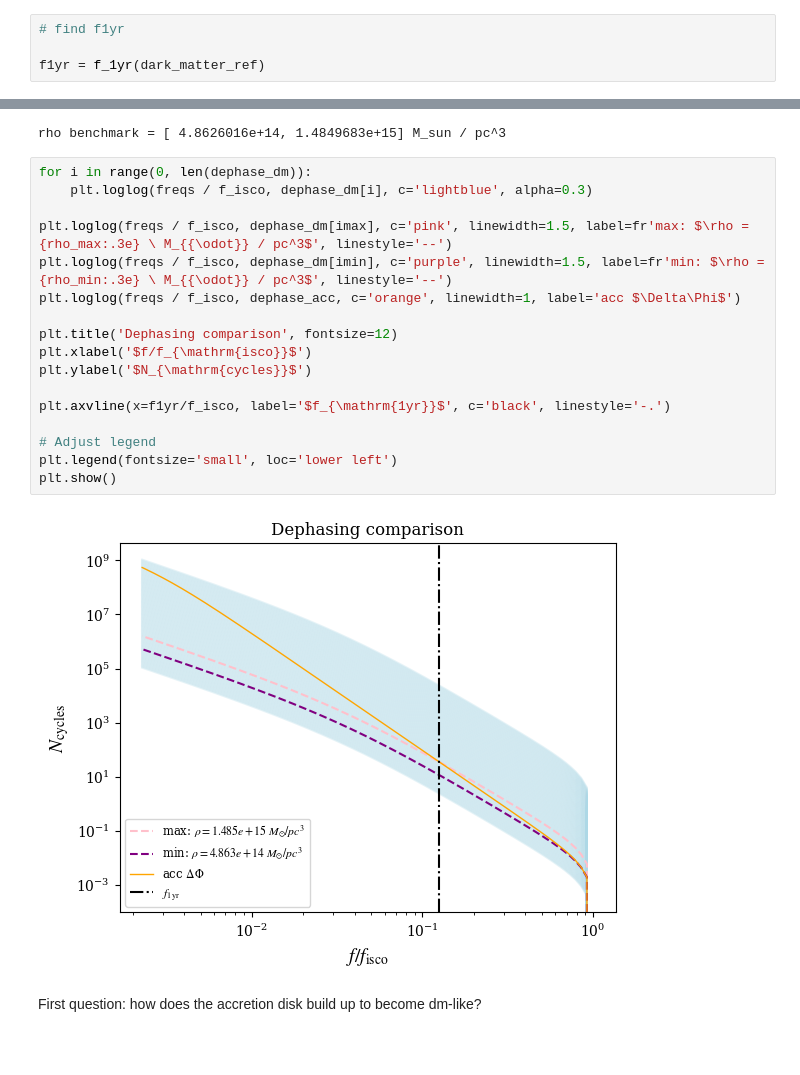
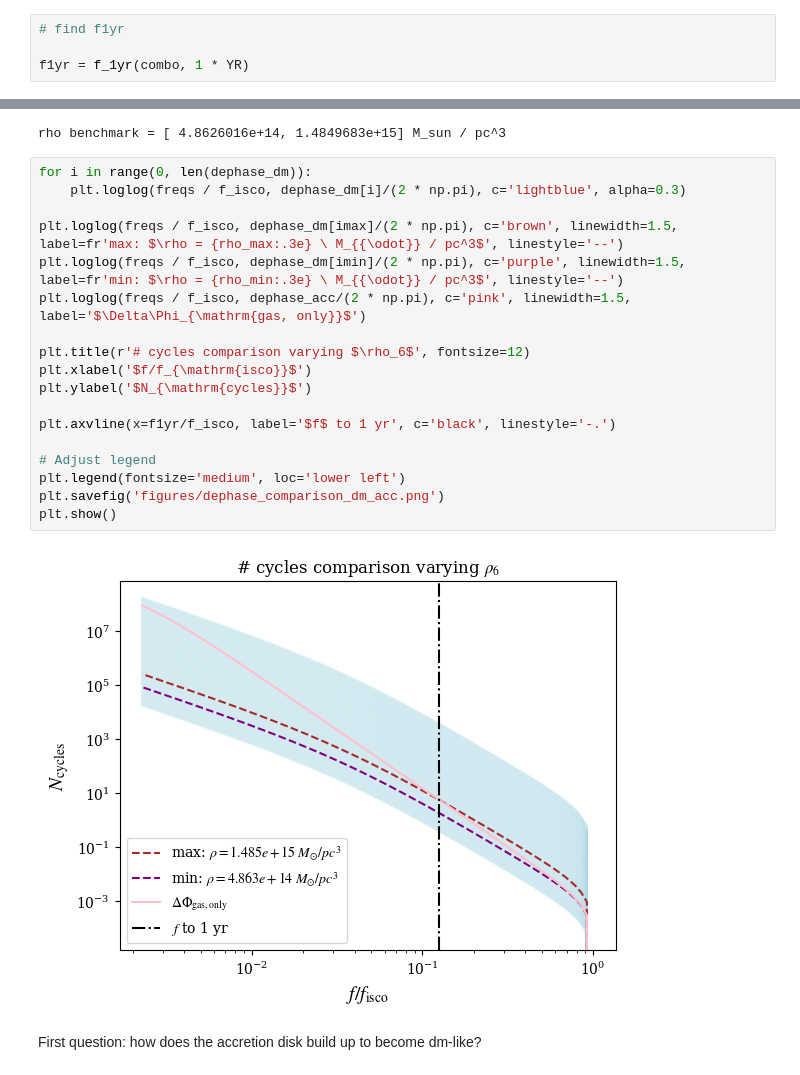
Before and after one commit to nicolegrillo/BinaryEvolution, a Jupyter notebook: stats_analysis/results/single_envs/Essentials.ipynb, the cells around one changed output, grey strips where cells are left out. Drawn from its saved outputs; the diff is of its cells as text; blank space fills up the shorter version.

```diff
--- a/stats_analysis/results/single_envs/Essentials.ipynb
+++ b/stats_analysis/results/single_envs/Essentials.ipynb
@@ -233,7 +239,7 @@ plt.show()
 # %%
 # find f1yr
 
-f1yr = f_1yr(dark_matter_ref)
+f1yr = f_1yr(combo, 1 * YR)
 # %%
 print('f 1yr = ', f1yr/f_isco, ' f_isco')
 # %% [output]
@@ -261,23 +284,24 @@ print('rho benchmark = [', f'{rho_min:.7e}, {rho_max:.7e}] M_sun / pc^3')
 rho benchmark = [ 4.8626016e+14, 1.4849683e+15] M_sun / pc^3
 # %%
 for i in range(0, len(dephase_dm)):
-    plt.loglog(freqs / f_isco, dephase_dm[i], c='lightblue', alpha=0.3)
+    plt.loglog(freqs / f_isco, dephase_dm[i]/(2 * np.pi), c='lightblue', alpha=0.3)
 
-plt.loglog(freqs / f_isco, dephase_dm[imax], c='pink', linewidth=1.5, label=fr'max: $\rho = {rho_max:.3e} \ M_{{\odot}} / pc^3$', linestyle='--')
-plt.loglog(freqs / f_isco, dephase_dm[imin], c='purple', linewidth=1.5, label=fr'min: $\rho = {rho_min:.3e} \ M_{{\odot}} / pc^3$', linestyle='--')
-plt.loglog(freqs / f_isco, dephase_acc, c='orange', linewidth=1, label='acc $\Delta\Phi$')
+plt.loglog(freqs / f_isco, dephase_dm[imax]/(2 * np.pi), c='brown', linewidth=1.5, label=fr'max: $\rho = {rho_max:.3e} \ M_{{\odot}} / pc^3$', linestyle='--')
+plt.loglog(freqs / f_isco, dephase_dm[imin]/(2 * np.pi), c='purple', linewidth=1.5, label=fr'min: $\rho = {rho_min:.3e} \ M_{{\odot}} / pc^3$', linestyle='--')
+plt.loglog(freqs / f_isco, dephase_acc/(2 * np.pi), c='pink', linewidth=1.5, label='$\Delta\Phi_{\mathrm{gas, only}}$')
 
-plt.title('Dephasing comparison', fontsize=12)
+plt.title(r'# cycles comparison varying $\rho_6$', fontsize=12)
 plt.xlabel('$f/f_{\mathrm{isco}}$')
 plt.ylabel('$N_{\mathrm{cycles}}$')
 
-plt.axvline(x=f1yr/f_isco, label='$f_{\mathrm{1yr}}$', c='black', linestyle='-.')
+plt.axvline(x=f1yr/f_isco, label='$f$ to 1 yr', c='black', linestyle='-.')
 
 # Adjust legend
-plt.legend(fontsize='small', loc='lower left')
+plt.legend(fontsize='medium', loc='lower left')
+plt.savefig('figures/dephase_comparison_dm_acc.png')
 plt.show()
 # %% [output]
-[figure, old version]
+[figure, new version]
 # %% [markdown]
 First question: how does the accretion disk build up to become dm-like?
 # %% [markdown]
```
Also changed, not shown: parts of 6 cells of this notebook, 13 other files.
